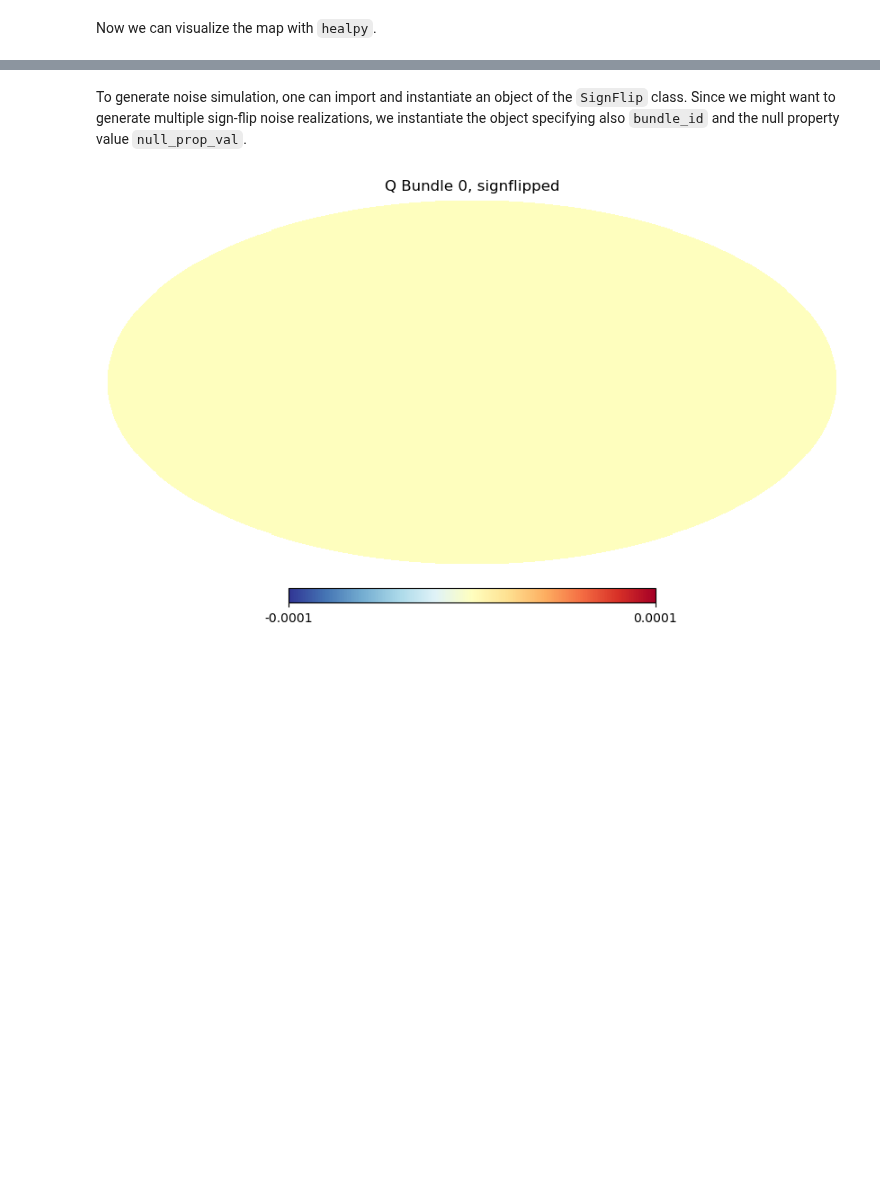
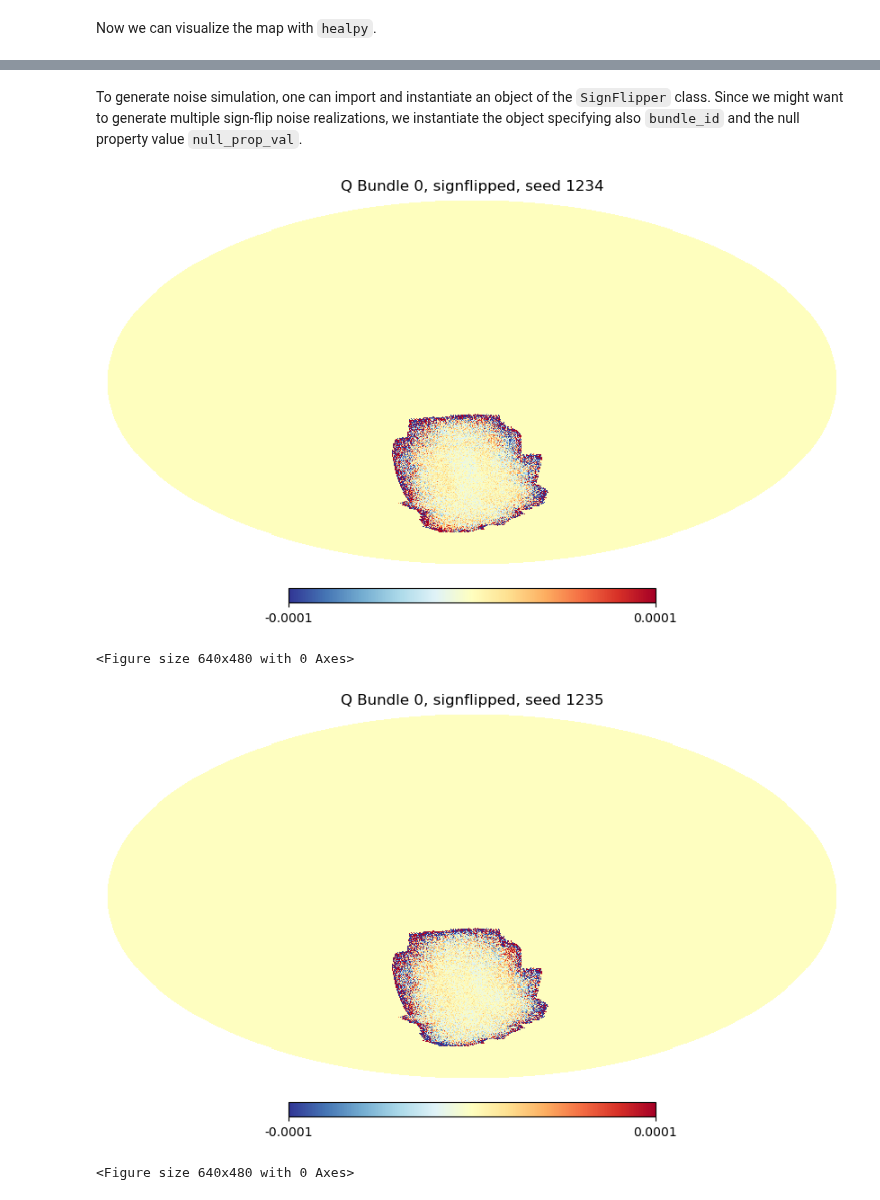
Before and after one commit to simonsobs/bb-awg-scripts, a Jupyter notebook: users/kwolz/bundling_prototype_tutorial_hp.ipynb, the cells around one changed output, grey strips where cells are left out. Cells and saved outputs as stored; diff of their text form; code cells hidden in the pictures; blank space fills up the shorter version.

```diff
--- a/users/kwolz/bundling_prototype_tutorial_hp.ipynb
+++ b/users/kwolz/bundling_prototype_tutorial_hp.ipynb
@@ -50,19 +52,25 @@ Now we can visualize the map with `healpy`.
 # %% [markdown]
-To generate noise simulation, one can import and instantiate an object of the `SignFlip` class. Since we might want to generate multiple sign-flip noise realizations, we instantiate the object specifying also `bundle_id` and the null property value `null_prop_val`.
+To generate noise simulation, one can import and instantiate an object of the `SignFlipper` class. Since we might want to generate multiple sign-flip noise realizations, we instantiate the object specifying also `bundle_id` and the null property value `null_prop_val`.
 # %%
-from coadder import SignFlip
-signflip = SignFlip(atomic_db, "bundles.db", freq_channel="f150", wafer=None, bundle_id=0, null_prop_val=None)
+from coadder import SignFlipper
+signflipper = SignFlipper(atomic_db, "bundles.db", freq_channel="f150", wafer=None, bundle_id=0, null_prop_val=None)
 # %%
-noise = signflip.signflip(seed=1234)
-noise2 = signflip.signflip(seed=1235)
-noise3 = signflip.signflip(seed=1236)
+noise = signflipper.signflip(seed=1234)
+noise2 = signflipper.signflip(seed=1235)
+noise3 = signflipper.signflip(seed=1236)
 # %%
 import healpy as hp
 import matplotlib.pyplot as plt
-hp.mollview(noise2[1], cmap="RdYlBu_r", min=-1e-4, max=1e-4, title="Q Bundle 0, signflipped")
+hp.mollview(noise[1], cmap="RdYlBu_r", min=-1e-4, max=1e-4,
+            title=f"Q Bundle 0, signflipped, seed 1234")
 plt.figure()
-hp.mollview(noise2[1], cmap="RdYlBu_r", min=-1e-4, max=1e-4, title="Q Bundle 0, signflipped")
+hp.mollview(noise2[1], cmap="RdYlBu_r", min=-1e-4, max=1e-4,
+            title=f"Q Bundle 0, signflipped, seed 1235")
 plt.figure()
-hp.mollview(noise3[1], cmap="RdYlBu_r", min=-1e-4, max=1e-4, title="Q Bundle 0, signflipped")
+hp.mollview(noise3[1], cmap="RdYlBu_r", min=-1e-4, max=1e-4,
+            title=f"Q Bundle 0, signflipped, seed 1236")
 # %% [output]
-[figure, old version]
+[figure, new version]
+<Figure size 640x480 with 0 Axes>
+[figure, added]
+<Figure size 640x480 with 0 Axes>
```
Also changed, not shown: parts of 3 cells of this notebook, 1 other file.
